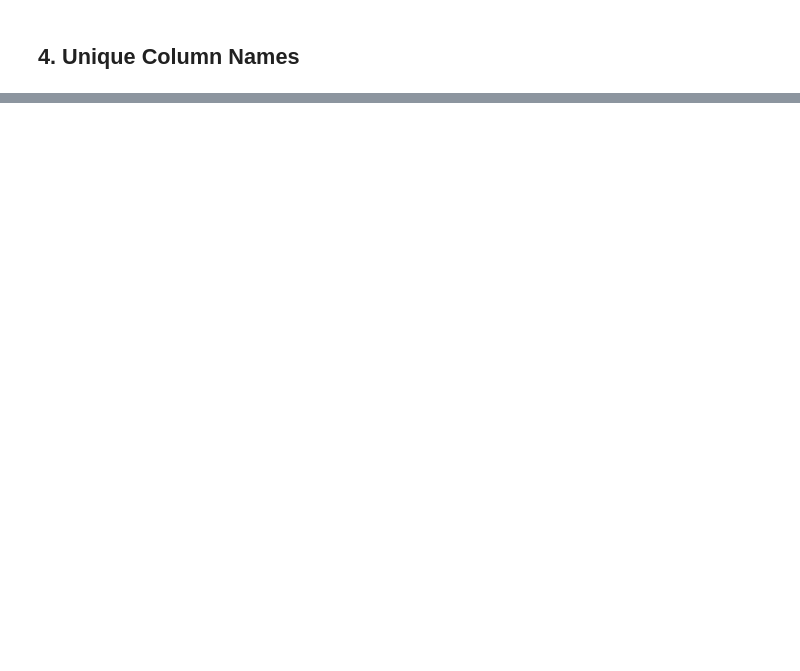
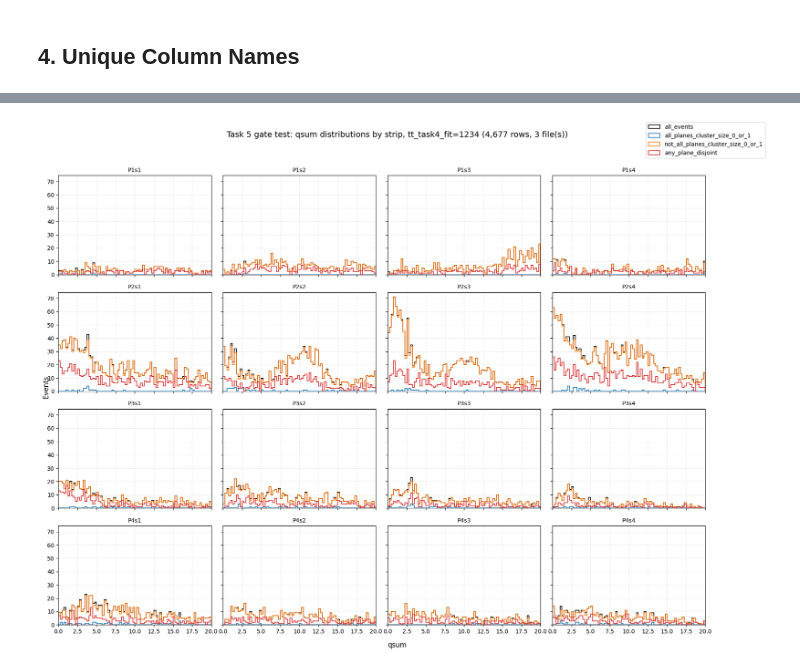
Before and after one commit to csoneira/DATAFLOW_v3, a Jupyter notebook: MASTER/JUPYTER_NOTEBOOKS/task5_test_gates.ipynb, the cells around one changed output, grey strips where cells are left out. Saved outputs shown, nothing was run; the diff lists cells and outputs as text; code cells hidden in the pictures; blank space fills up the shorter version.

```diff
--- a/MASTER/JUPYTER_NOTEBOOKS/task5_test_gates.ipynb
+++ b/MASTER/JUPYTER_NOTEBOOKS/task5_test_gates.ipynb
@@ -285,0 +562,5 @@ plot_plane_tdif_vs_strip_tdif_grid(df_gated)
+# %%
+
+plot_qsum_by_tt(tt_values=TT_VALUES_TO_PLOT)
+# %% [output]
+[figure, added]
```
Also changed, not shown: parts of 33 cells of this notebook, 5 other files.
